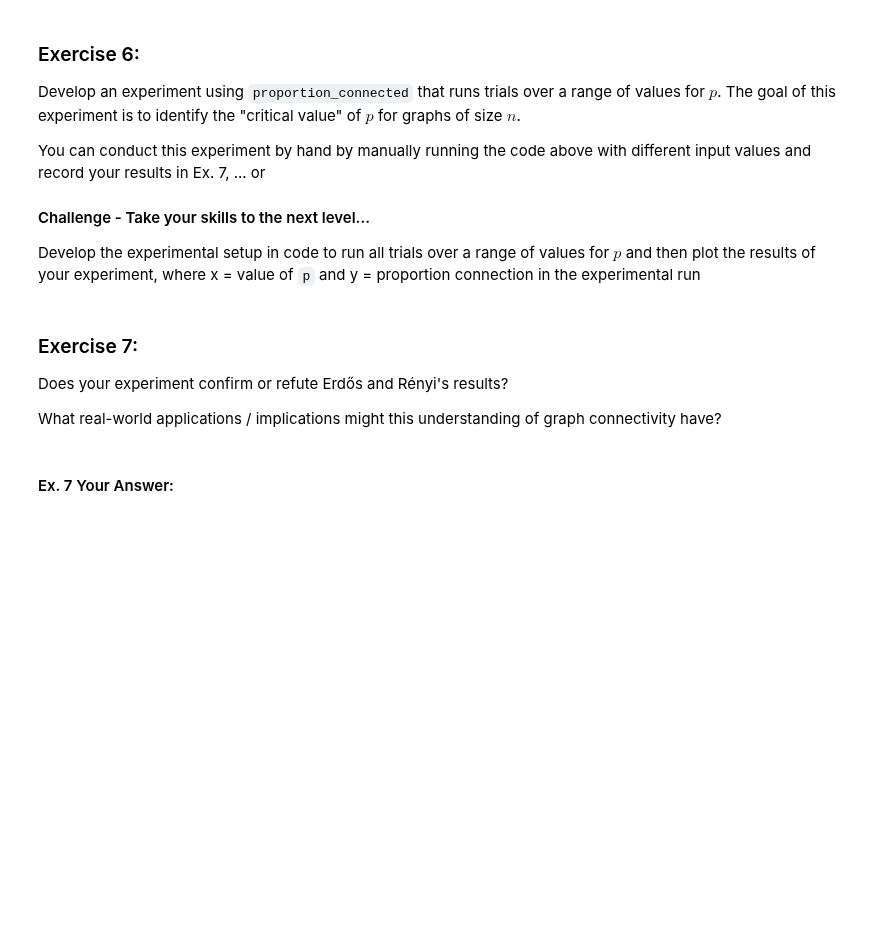
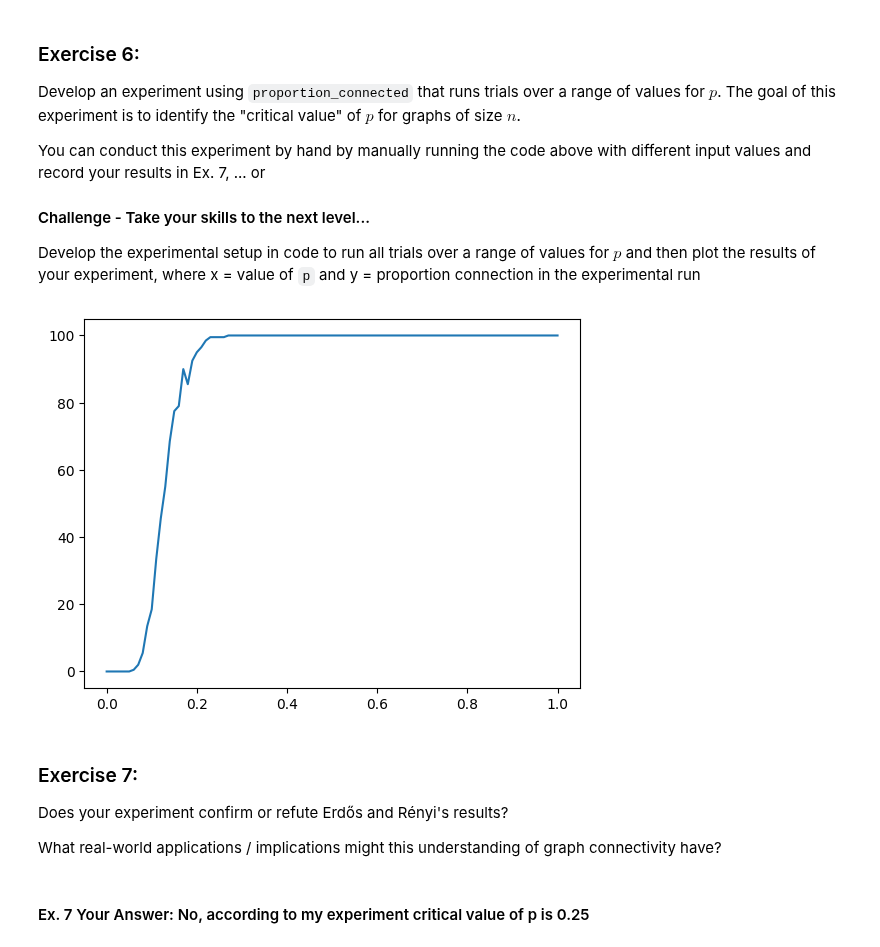
Before and after one commit to iam-arshpreet/cap-comp215, a Jupyter notebook: labs/lab04-graphs.ipynb, the cells around one changed output. Cells and saved outputs as stored; diff of their text form; code cells hidden in the pictures; blank space fills up the shorter version.

```diff
--- a/labs/lab04-graphs.ipynb
+++ b/labs/lab04-graphs.ipynb
@@ -226,7 +224,19 @@ Develop the experimental setup in code to run all trials over a range of values
+# %%
+# Ex. 6 (challenge) your code here...
+
+def critical_p(n):
+  p_values = [i/100 for i in range(101)]
+  conn = [proportion_connected(n,j,200)*100 for j in p_values ]
+  fig, ax = plt.subplots()
+  ax.plot(p_values,conn)
+
+critical_p(30)
+# %% [output]
+[figure, added]
 # %% [markdown]
 ### Exercise 7:
 Does your experiment confirm or refute Erdős and Rényi's results?
 
 What real-world applications / implications might this understanding of graph connectivity have?
 # %% [markdown]
-#### Ex. 7 Your Answer:
+#### Ex. 7 Your Answer: No, according to my experiment critical value of p is 0.25
```
Also changed, not shown: parts of 4 cells of this notebook.
